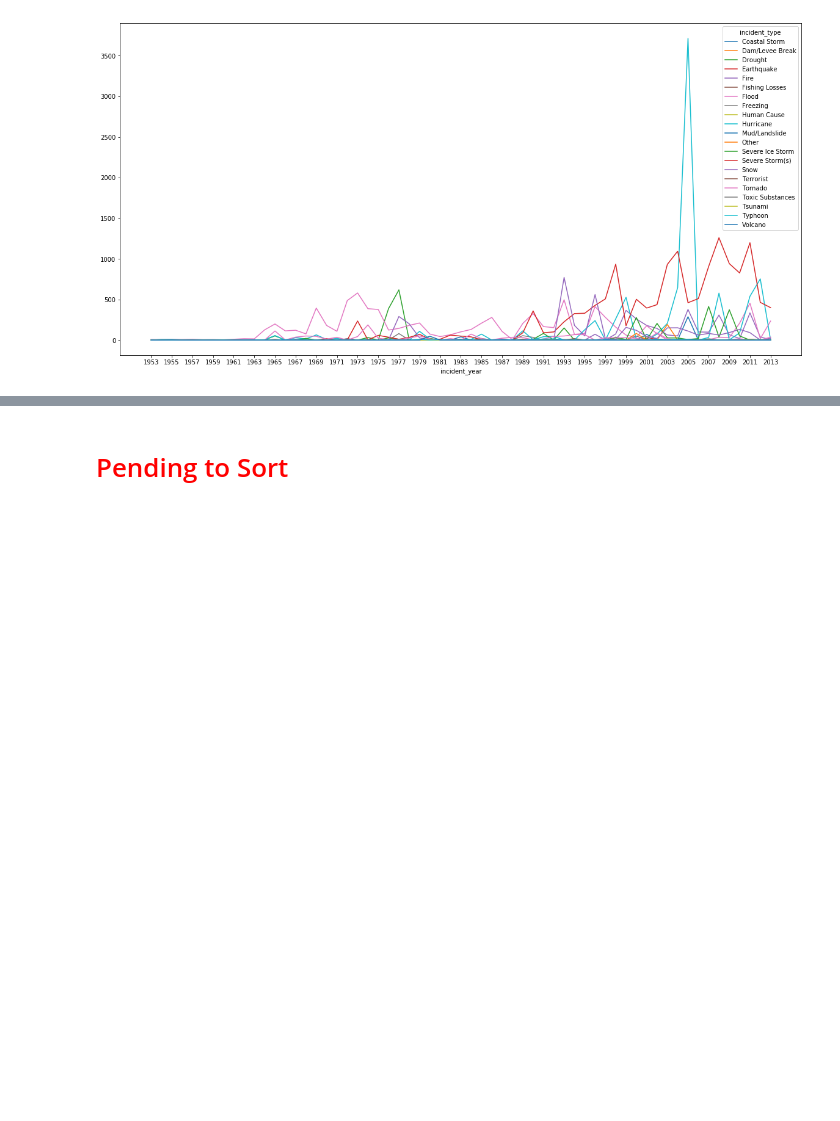
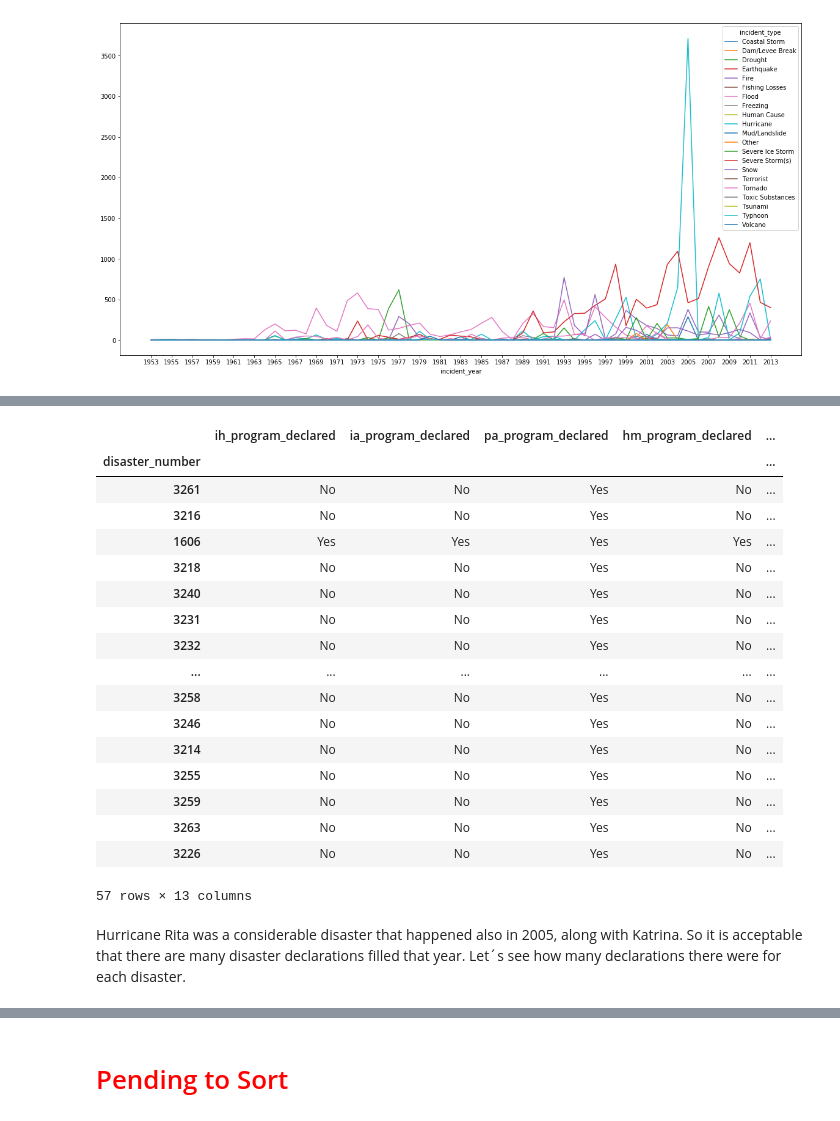
Before and after one commit to Bollack/analytics-disaster-project, a Jupyter notebook: General_Analysis.ipynb, the cells around one changed output, grey strips where cells are left out. Saved outputs shown, nothing was run; the diff lists cells and outputs as text; code cells hidden in the pictures; blank space fills up the shorter version.

```diff
--- a/General_Analysis.ipynb
+++ b/General_Analysis.ipynb
@@ -408,0 +425,24 @@ Katrina seems to had affected a considerable number of counties.
+# %%
+countiesAffectedByHurricane = dfByDisasterNumber[dfByDisasterNumber['incident_type'] == 'Hurricane'][dfByDisasterNumber['incident_year'] == 2005].sort_values(by='affected_counties', ascending = False)
+countiesAffectedByHurricane
+# %% [output]
+|  | ih_program_declared | ia_program_declared | pa_program_declared | hm_program_declared | ... |
+| disaster_number |  |  |  |  | ... |
+| 3261 | No | No | Yes | No | ... |
+| 3216 | No | No | Yes | No | ... |
+| 1606 | Yes | Yes | Yes | Yes | ... |
+| 3218 | No | No | Yes | No | ... |
+| 3240 | No | No | Yes | No | ... |
+| 3231 | No | No | Yes | No | ... |
+| 3232 | No | No | Yes | No | ... |
+| ... | ... | ... | ... | ... | ... |
+| 3258 | No | No | Yes | No | ... |
+| 3246 | No | No | Yes | No | ... |
+| 3214 | No | No | Yes | No | ... |
+| 3255 | No | No | Yes | No | ... |
+| 3259 | No | No | Yes | No | ... |
+| 3263 | No | No | Yes | No | ... |
+| 3226 | No | No | Yes | No | ... |
+57 rows × 13 columns
+# %% [markdown]
+Hurricane Rita was a considerable disaster that happened also in 2005, along with Katrina. So it is acceptable that there are many disaster declarations filled that year. Let´s see how many declarations there were for each disaster.
```
Also changed, not shown: parts of 6 cells of this notebook.
